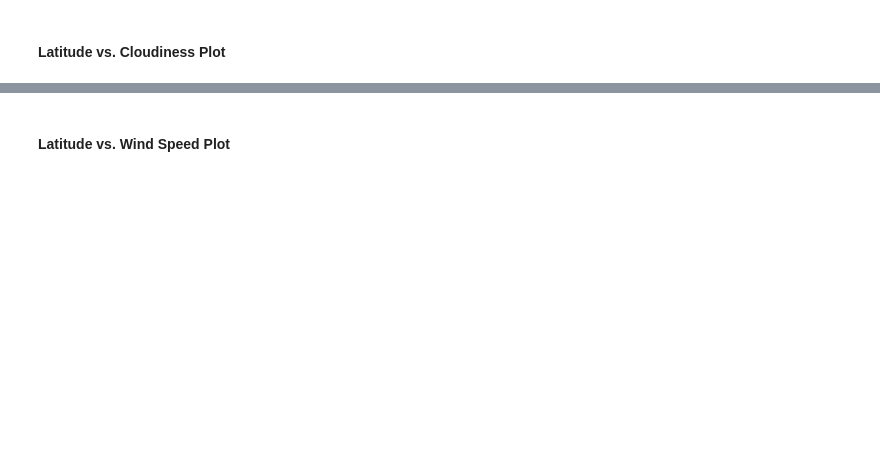
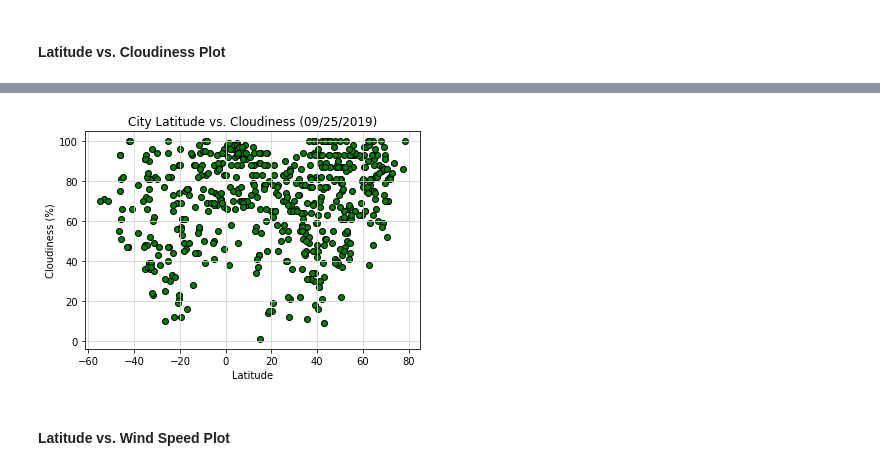
Before and after one commit to DD-44/6.python-api-challenge, a Jupyter notebook: starter_code/WeatherPy.ipynb, the cells around one changed output, grey strips where cells are left out. Cells and saved outputs as stored; diff of their text form; code cells hidden in the pictures; blank space fills up the shorter version.

```diff
--- a/starter_code/WeatherPy.ipynb
+++ b/starter_code/WeatherPy.ipynb
@@ -118,2 +256,17 @@ dtype: int64
+# %%
+plt.scatter(weather_df["Lat"],weather_df["humidity"],edgecolors="black",facecolors="green")
+plt.title("City Latitude vs. Cloudiness (09/25/2019)")
+plt.xlabel("Latitude")
+plt.ylabel("Cloudiness (%)")
+plt.grid (b=True,which="major",axis="both",linestyle="-",color="lightgrey")
+
+
+# Save the figure
+plt.savefig("../Images/Lat_vs_Cloudiness(fig3).png")
+
+# Show plot
+plt.show()
+# %% [output]
+[figure, added]
 # %% [markdown]
 #### Latitude vs. Wind Speed Plot
```
Also changed, not shown: parts of 20 cells of this notebook, 6 other files.
